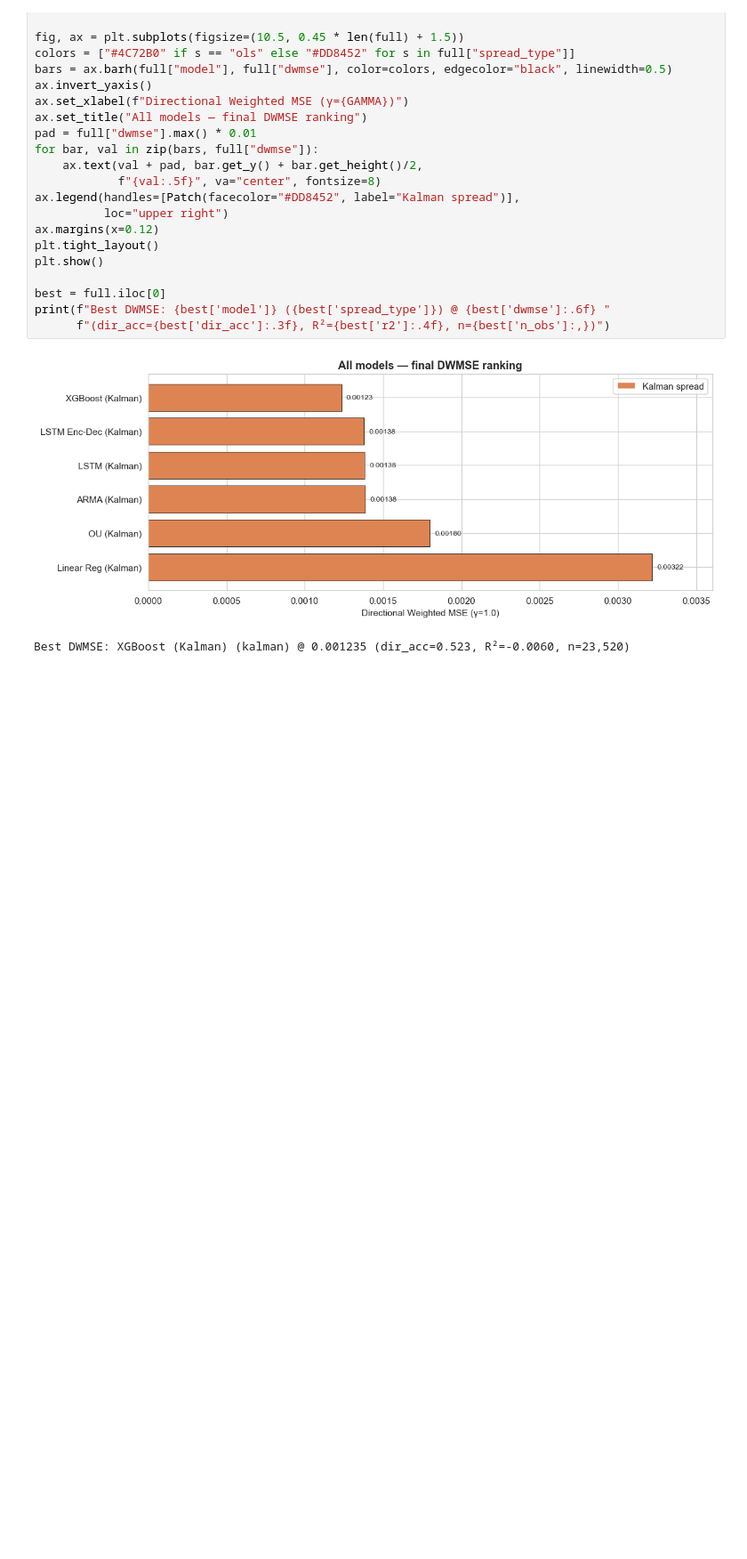
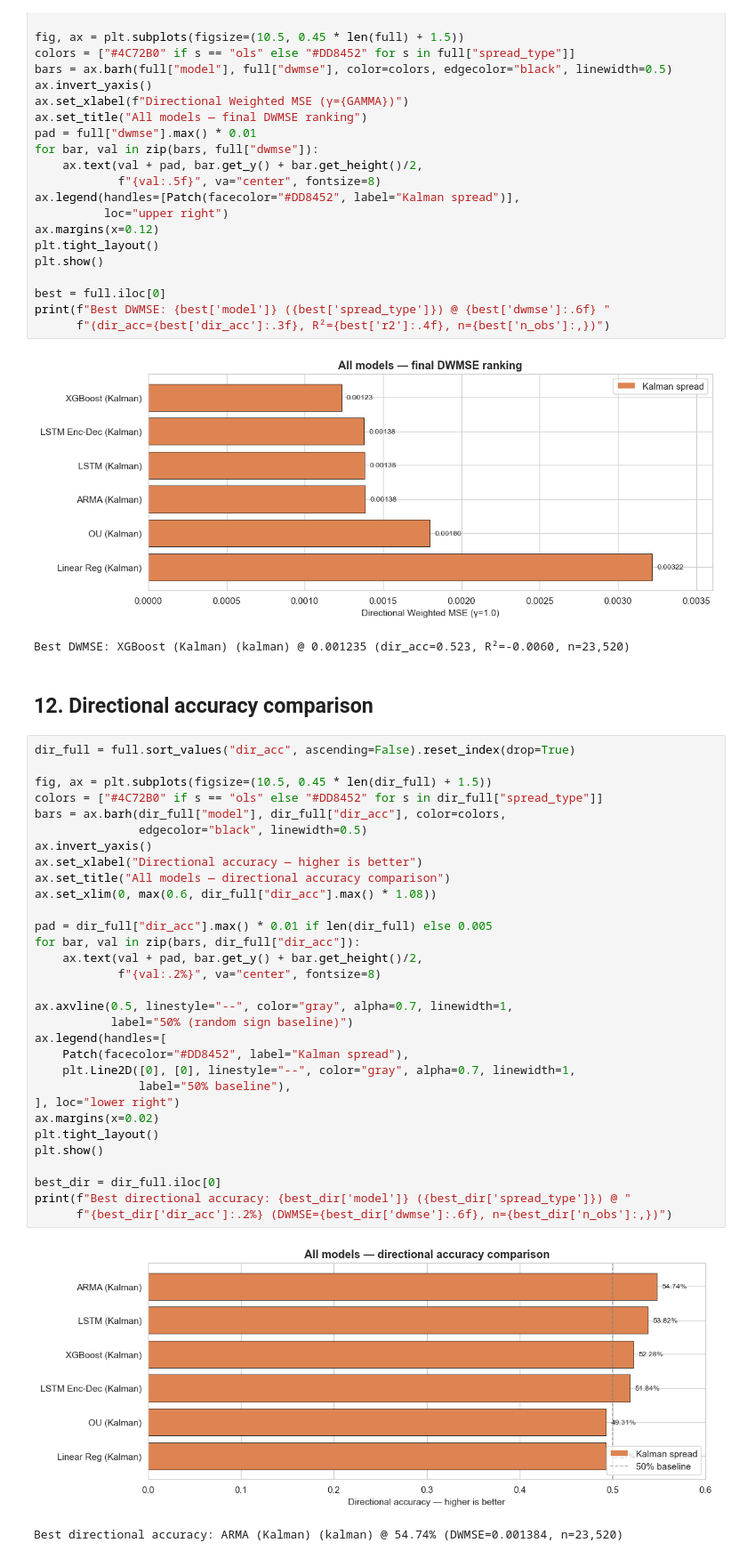
Before and after one commit to CS3244-Pairs-Trading/Pairs-Trading, a Jupyter notebook: notebooks/model_comparison.ipynb, the cells around one changed output. Shown at 89% size. Drawn from its saved outputs; the diff is of its cells as text; blank space fills up the shorter version.

Commit message:
Push final model_comparison.ipynb

```diff
--- a/notebooks/model_comparison.ipynb
+++ b/notebooks/model_comparison.ipynb
@@ -486,4 +486,40 @@ print(f"Best DWMSE: {best['model']} ({best['spread_type']}) @ {best['dwmse']:.6f
 # %% [output]
 [figure]
 Best DWMSE: XGBoost (Kalman) (kalman) @ 0.001235 (dir_acc=0.523, R²=-0.0060, n=23,520)
+# %% [markdown]
+## 12. Directional accuracy comparison
+# %%
+dir_full = full.sort_values("dir_acc", ascending=False).reset_index(drop=True)
+
+fig, ax = plt.subplots(figsize=(10.5, 0.45 * len(dir_full) + 1.5))
+colors = ["#4C72B0" if s == "ols" else "#DD8452" for s in dir_full["spread_type"]]
+bars = ax.barh(dir_full["model"], dir_full["dir_acc"], color=colors,
+               edgecolor="black", linewidth=0.5)
+ax.invert_yaxis()
+ax.set_xlabel("Directional accuracy — higher is better")
+ax.set_title("All models — directional accuracy comparison")
+ax.set_xlim(0, max(0.6, dir_full["dir_acc"].max() * 1.08))
+
+pad = dir_full["dir_acc"].max() * 0.01 if len(dir_full) else 0.005
+for bar, val in zip(bars, dir_full["dir_acc"]):
+    ax.text(val + pad, bar.get_y() + bar.get_height()/2,
+            f"{val:.2%}", va="center", fontsize=8)
+
+ax.axvline(0.5, linestyle="--", color="gray", alpha=0.7, linewidth=1,
+           label="50% (random sign baseline)")
+ax.legend(handles=[
+    Patch(facecolor="#DD8452", label="Kalman spread"),
+    plt.Line2D([0], [0], linestyle="--", color="gray", alpha=0.7, linewidth=1,
+               label="50% baseline"),
+], loc="lower right")
+ax.margins(x=0.02)
+plt.tight_layout()
+plt.show()
+
+best_dir = dir_full.iloc[0]
+print(f"Best directional accuracy: {best_dir['model']} ({best_dir['spread_type']}) @ "
+      f"{best_dir['dir_acc']:.2%} (DWMSE={best_dir['dwmse']:.6f}, n={best_dir['n_obs']:,})")
+# %% [output]
+[figure, added]
+Best directional accuracy: ARMA (Kalman) (kalman) @ 54.74% (DWMSE=0.001384, n=23,520)
 # %% [markdown]
```
Also changed, not shown: parts of 3 cells of this notebook.
